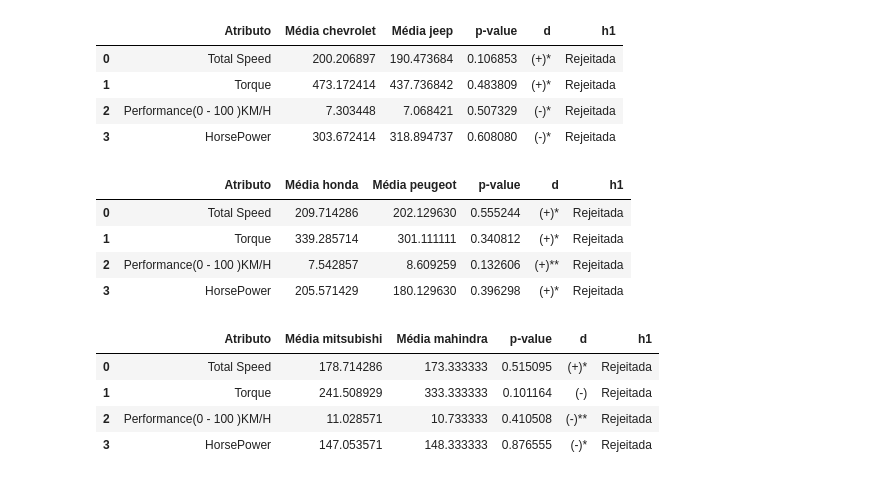
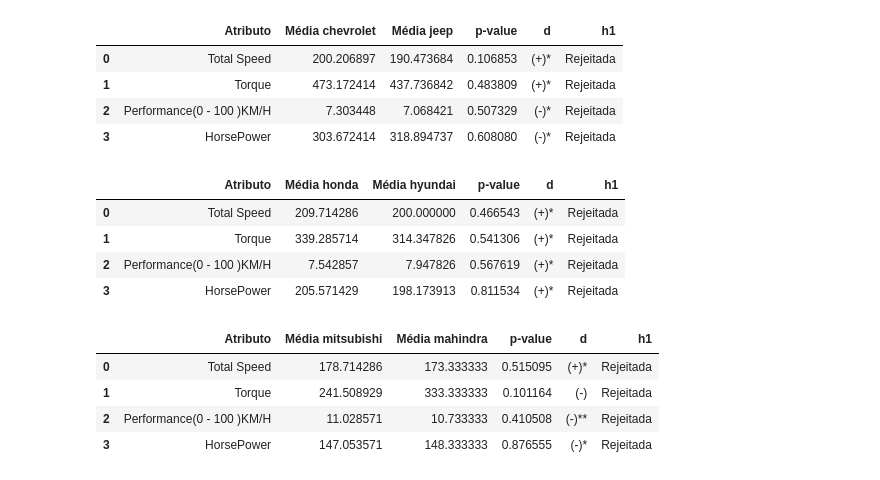
Before and after one commit to KevBoyz/data-science, a Jupyter notebook: Projects/09-cars/stat_cars.ipynb, the cells around one changed output. Drawn from its saved outputs; the diff is of its cells as text; code cells hidden in the pictures.

```diff
--- a/Projects/09-cars/stat_cars.ipynb
+++ b/Projects/09-cars/stat_cars.ipynb
@@ -490,13 +496,13 @@ t_test('chevrolet', 'jeep')
 | 2 | Performance(0 - 100 )KM/H | 7.303448 | 7.068421 | 0.507329 | (-)* | Rejeitada |
 | 3 | HorsePower | 303.672414 | 318.894737 | 0.608080 | (-)* | Rejeitada |
 # %%
-t_test('honda', 'peugeot')
+t_test('honda', 'hyundai')
 # %% [output]
-|  | Atributo | Média honda | Média peugeot | p-value | d | h1 |
-| 0 | Total Speed | 209.714286 | 202.129630 | 0.555244 | (+)* | Rejeitada |
-| 1 | Torque | 339.285714 | 301.111111 | 0.340812 | (+)* | Rejeitada |
-| 2 | Performance(0 - 100 )KM/H | 7.542857 | 8.609259 | 0.132606 | (+)** | Rejeitada |
-| 3 | HorsePower | 205.571429 | 180.129630 | 0.396298 | (+)* | Rejeitada |
+|  | Atributo | Média honda | Média hyundai | p-value | d | h1 |
+| 0 | Total Speed | 209.714286 | 200.000000 | 0.466543 | (+)* | Rejeitada |
+| 1 | Torque | 339.285714 | 314.347826 | 0.541306 | (+)* | Rejeitada |
+| 2 | Performance(0 - 100 )KM/H | 7.542857 | 7.947826 | 0.567619 | (+)* | Rejeitada |
+| 3 | HorsePower | 205.571429 | 198.173913 | 0.811534 | (+)* | Rejeitada |
 # %%
 t_test('mitsubishi', 'mahindra')
 # %% [output]
```
Also changed, not shown: parts of 4 cells of this notebook, 10 other files.
